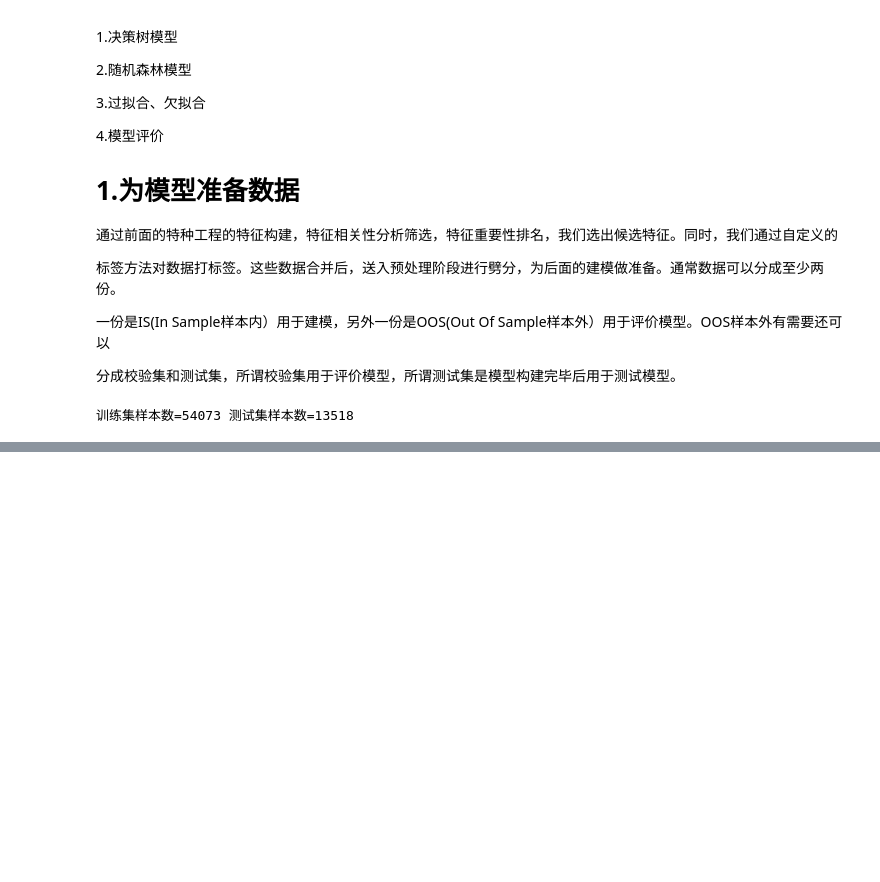
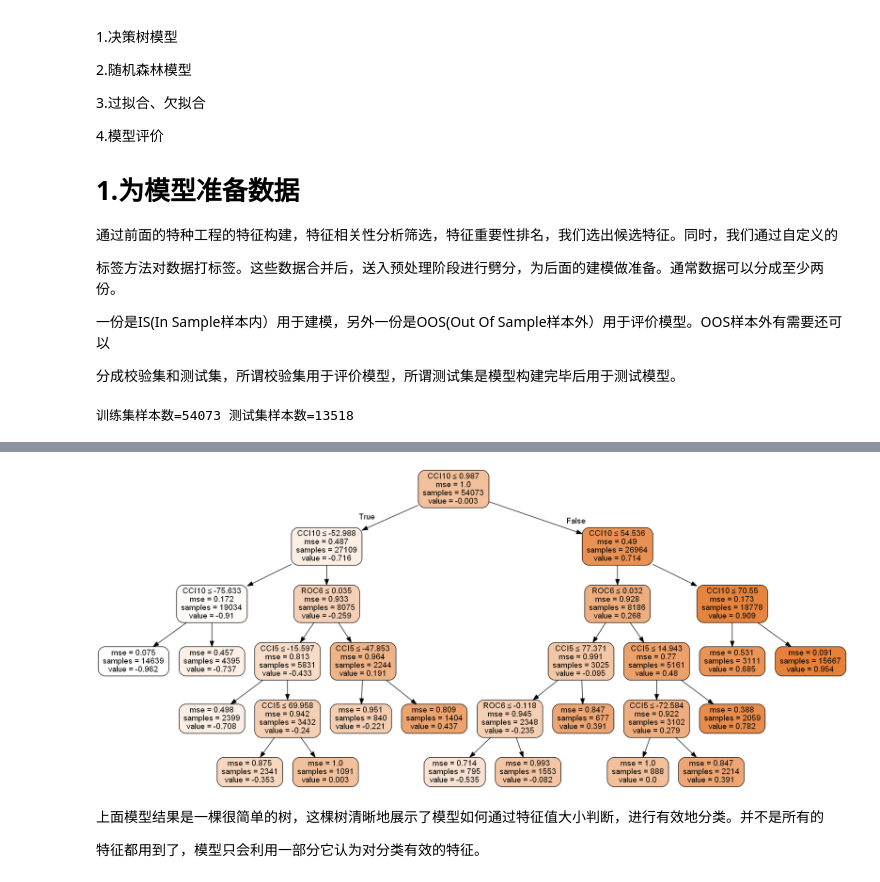
Before and after one commit to quanttrade/AI_Quant_Course, a Jupyter notebook: notebook/03.Working_with_model.ipynb, the cells around one changed output, grey strips where cells are left out. Cells and saved outputs as stored; diff of their text form; code cells hidden in the pictures; blank space fills up the shorter version.

```diff
--- a/notebook/03.Working_with_model.ipynb
+++ b/notebook/03.Working_with_model.ipynb
@@ -239,7 +239,7 @@ def data_preprocess(df,featList,split):
 
     _df=df[featList].copy(deep=True)
     _split=int(len(df)*split)
-    Xtrain,Xtest = _df.iloc[:-_split],_df.iloc[-_split:]
+    Xtrain,Xtest = _df.drop(['bin'],1).iloc[:-_split],_df.drop(['bin'],1).iloc[-_split:] #x部分必须删掉标签
     ytrain,ytest = _df['bin'].reindex(Xtrain.index),_df['bin'].reindex(Xtest.index)
 
     return Xtrain,Xtest,ytrain,ytest
@@ -381,17 +381,28 @@ wheel是编译好的安装包，省去编译过程，如果是基于windows的py
 甲具备偿还贷款能力。
 # %%
 import sklearn.tree as tree
-clf=tree.DecisionTreeRegressor(min_samples_split=50,max_leaf_nodes=15)
-
-clf_fit=clf.fit(x,y)
-
-tree.export_graphviz(clf_fit,out_file="tree.dot"  )
-
 import pydotplus
 from IPython.display import Image
 
-dot_data = tree.export_graphviz(clf_fit, out_file=None,
-filled=True, rounded=True,
-special_characters=True)
+clf=tree.DecisionTreeRegressor(min_samples_split=50,max_leaf_nodes=15) #建模
+
+clf_fit=clf.fit(Xtrain.values,ytrain.values) #训练
+
+featname=Xtrain.columns
+classes=['class=-1','class=1']
+
+dot_data = tree.export_graphviz(clf_fit,
+                                out_file=None,
+                                feature_names=featname,
+                                class_names=classes,
+                                filled=True,
+                                rounded=True,
+                                special_characters=True)
 graph = pydotplus.graph_from_dot_data(dot_data)
 Image(graph.create_png())
+# %% [output]
+[figure, added]
+# %% [markdown]
+上面模型结果是一棵很简单的树，这棵树清晰地展示了模型如何通过特征值大小判断，进行有效地分类。并不是所有的
+
+特征都用到了，模型只会利用一部分它认为对分类有效的特征。
```
